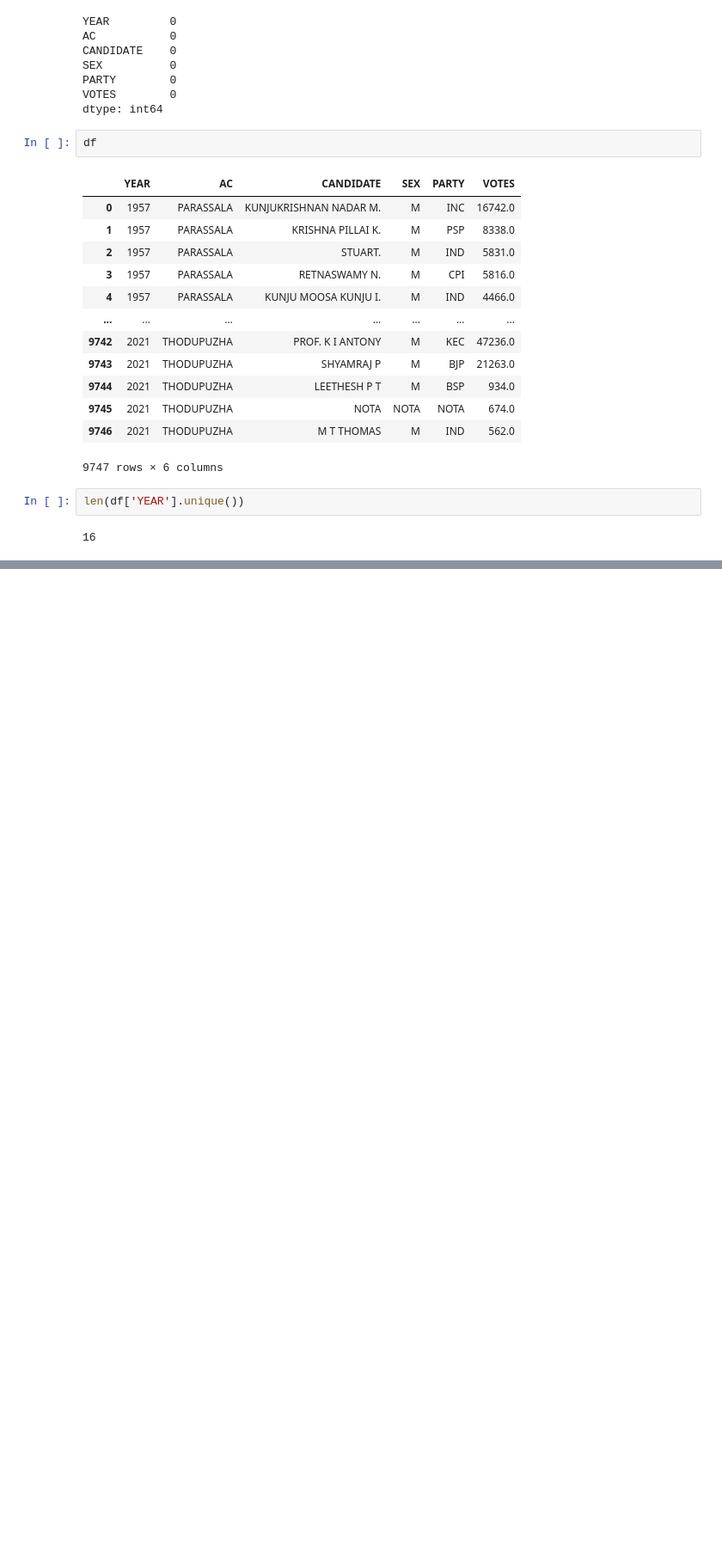
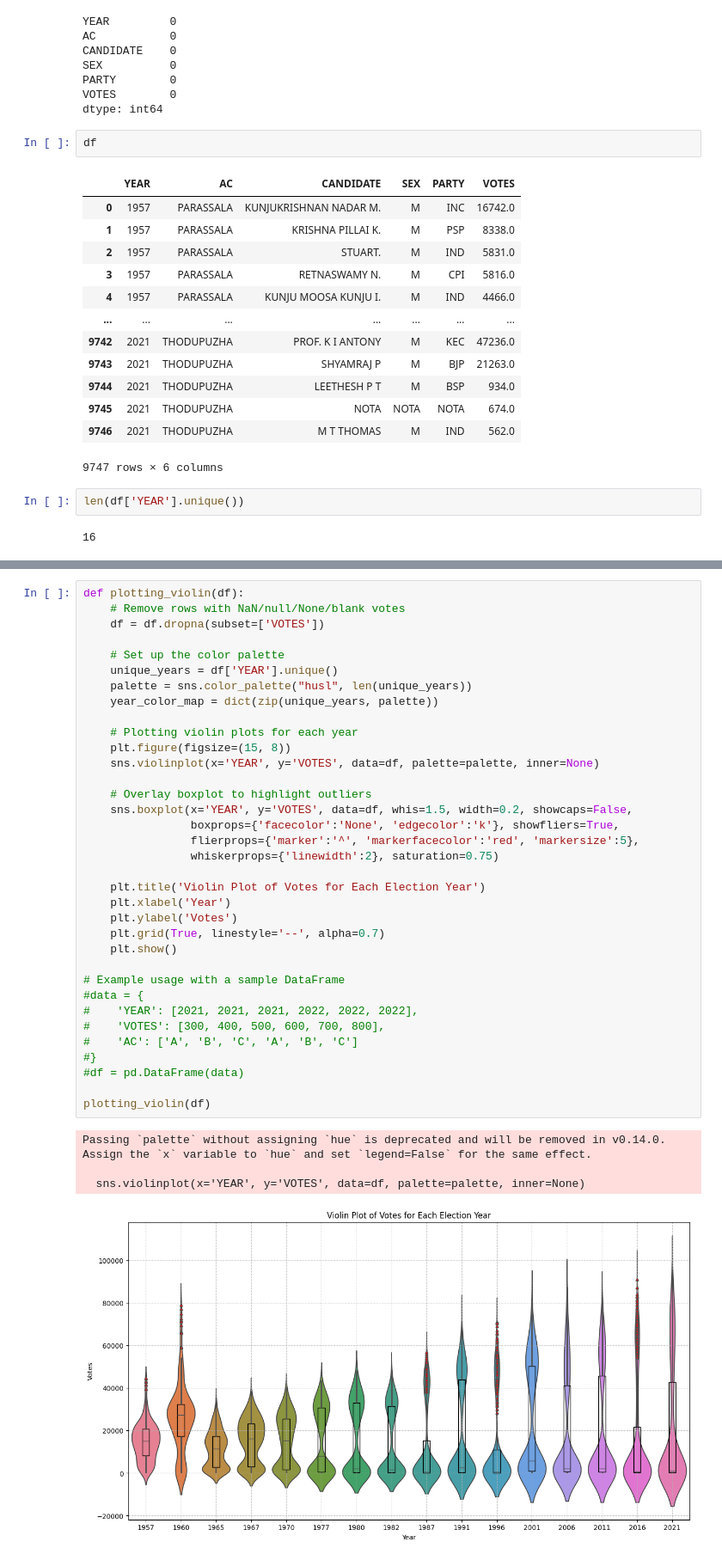
Before and after one commit to sonjaove/progg-and-DS-from-IITM, a Jupyter notebook: project work/project 1/peer_review_work.ipynb, the cells around one changed output, grey strips where cells are left out. Shown at 86% size. Saved outputs shown, nothing was run; the diff lists cells and outputs as text; blank space fills up the shorter version.

```diff
--- a/project work/project 1/peer_review_work.ipynb
+++ b/project work/project 1/peer_review_work.ipynb
@@ -86,0 +87,40 @@ plotting_outliers(df)
+# %%
+def plotting_violin(df):
+    # Remove rows with NaN/null/None/blank votes
+    df = df.dropna(subset=['VOTES'])
+
+    # Set up the color palette
+    unique_years = df['YEAR'].unique()
+    palette = sns.color_palette("husl", len(unique_years))
+    year_color_map = dict(zip(unique_years, palette))
+
+    # Plotting violin plots for each year
+    plt.figure(figsize=(15, 8))
+    sns.violinplot(x='YEAR', y='VOTES', data=df, palette=palette, inner=None)
+
+    # Overlay boxplot to highlight outliers
+    sns.boxplot(x='YEAR', y='VOTES', data=df, whis=1.5, width=0.2, showcaps=False,
+                boxprops={'facecolor':'None', 'edgecolor':'k'}, showfliers=True,
+                flierprops={'marker':'^', 'markerfacecolor':'red', 'markersize':5},
+                whiskerprops={'linewidth':2}, saturation=0.75)
+
+    plt.title('Violin Plot of Votes for Each Election Year')
+    plt.xlabel('Year')
+    plt.ylabel('Votes')
+    plt.grid(True, linestyle='--', alpha=0.7)
+    plt.show()
+
+# Example usage with a sample DataFrame
+#data = {
+#    'YEAR': [2021, 2021, 2021, 2022, 2022, 2022],
+#    'VOTES': [300, 400, 500, 600, 700, 800],
+#    'AC': ['A', 'B', 'C', 'A', 'B', 'C']
+#}
+#df = pd.DataFrame(data)
+
+plotting_violin(df)
+# %% [output]
+Passing `palette` without assigning `hue` is deprecated and will be removed in v0.14.0. Assign the `x` variable to `hue` and set `legend=False` for the same effect.
+
+  sns.violinplot(x='YEAR', y='VOTES', data=df, palette=palette, inner=None)
+[figure, added]
```
Also changed, not shown: parts of 4 cells of this notebook, 2 other files.
